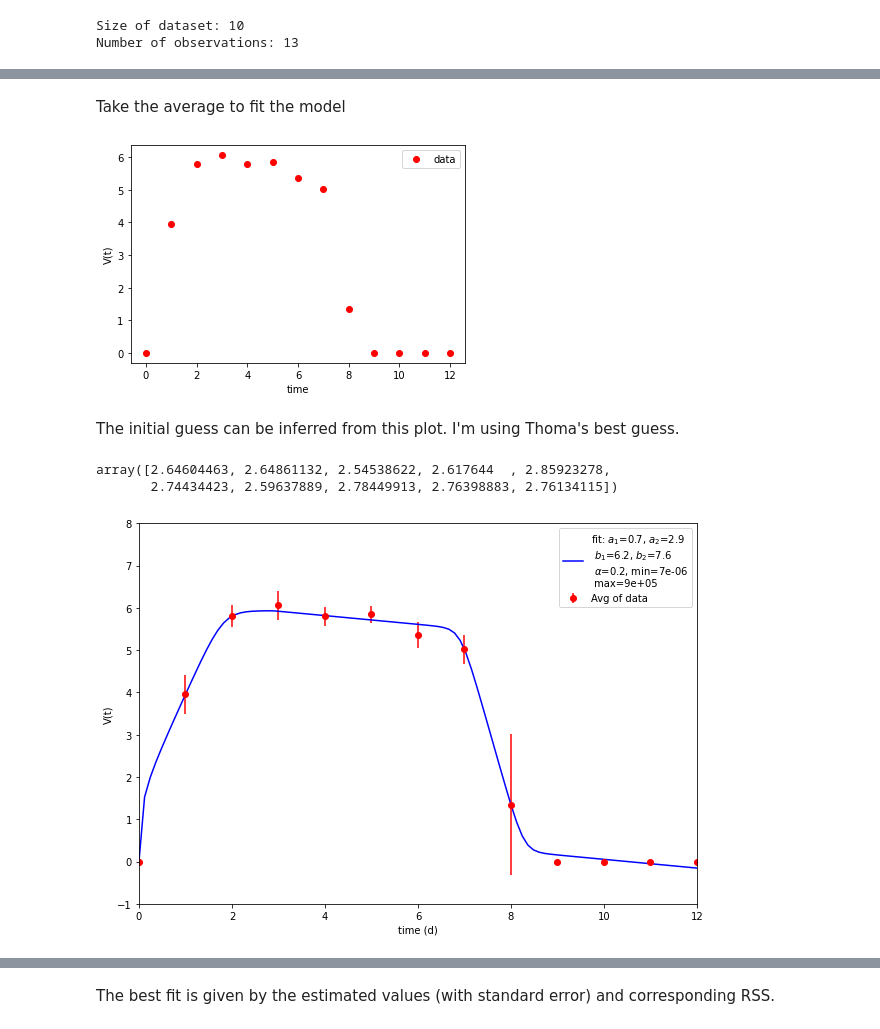
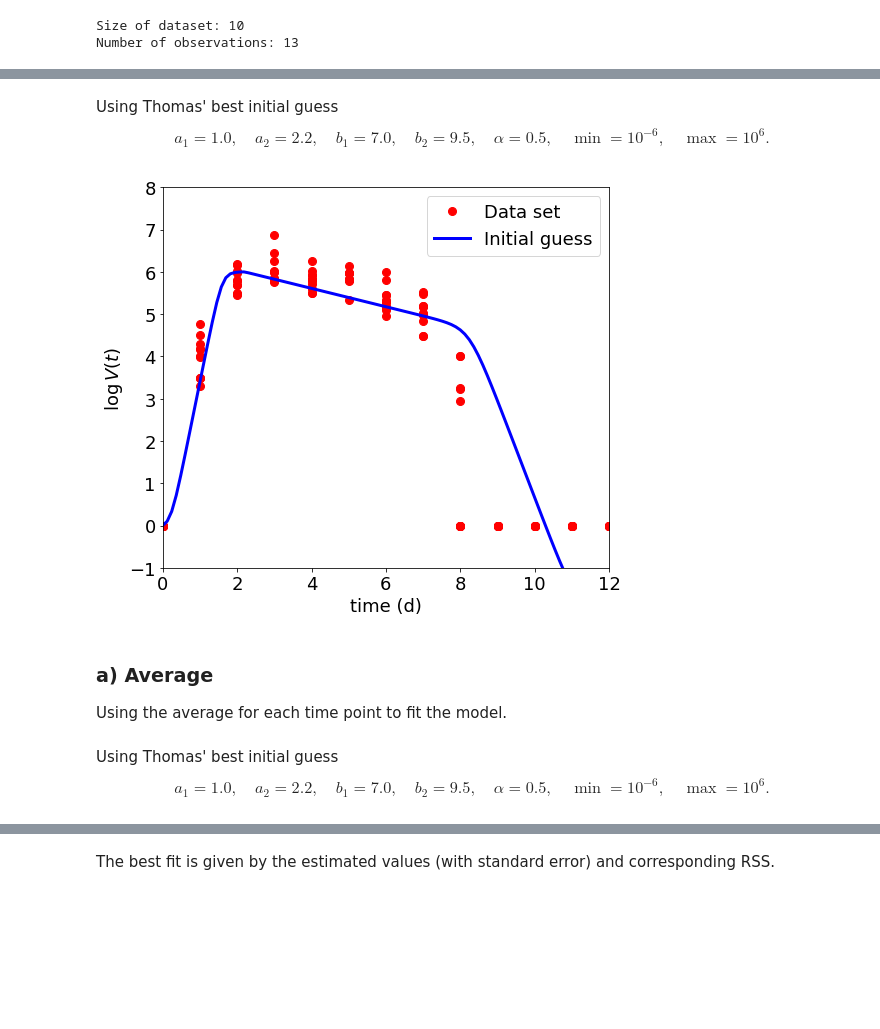
Before and after one commit to ccontrer/20-08Covid19Physiology, a Jupyter notebook: python/Application- Influenza Data.ipynb, the cells around one changed output, grey strips where cells are left out. Drawn from its saved outputs; the diff is of its cells as text; code cells hidden in the pictures; blank space fills up the shorter version.

```diff
--- a/python/Application- Influenza Data.ipynb
+++ b/python/Application- Influenza Data.ipynb
@@ -56,10 +89,35 @@ plt.show()
+# %% [markdown]
+Using Thomas' best initial guess
+$$
+a_1=1.0,\quad a_2=2.2,\quad b_1=7.0,\quad b_2=9.5,\quad \alpha=0.5,\quad \min=10^{-6},\quad \max=10^{6}.
+$$
+# %%
+vl = VirusLoadFunction(tdata, vdata[0])
+par0 = [1.0, 2.2, 7., 9.5, 0.5, 1e-6, 1e6]
+vl.InitialGuess(*par0)
+
+ttdata = np.linspace(np.min(tdata), np.max(tdata), num=100)
+vvdata = vl.Eval(ttdata, par0)
+
+for vdata in data:
+    plt.plot(tdata, vdata, 'ro')
+plt.plot(tdata, data[0], 'ro', label='Data set')
+plt.plot(ttdata, vvdata, 'b-', label='Initial guess')
+plt.xlim((0., 12.))
+plt.xlabel('time (d)')
+plt.ylim((-1., 8.))
+plt.ylabel('$\log\, V(t)$')
+plt.legend()
+savefigs('Smith2018InitialGuess')
+plt.show()
+# %% [output]
+[figure, added]
 # %% [markdown]
-Take the average to fit the model
+### a) Average
+
+Using the average for each time point to fit the model.
 # %%
+tdata_avg = tdata
 vdata_avg = np.average(data, axis=0)
-vl = VirusLoadFunction(tdata, vdata_avg)
-fig = vl.Plot()
+vdata_std = np.std(data, axis=0)
+vl_avg = VirusLoadFunction(tdata_avg, vdata_avg)
-# %% [output]
-[figure, removed]
-# %% [markdown]
-The initial guess can be inferred from this plot. I'm using Thoma's best guess.
@@ -69,22 +124,5 @@ vl.Fit()
-# %%
-np.std(data, axis=1)
-# %% [output]
-array([2.64604463, 2.64861132, 2.54538622, 2.617644  , 2.85923278,
-       2.74434423, 2.59637889, 2.78449913, 2.76398883, 2.76134115])
-# %%
-fig = plt.figure(figsize=(10, 7))
-plt.errorbar(tdata, vdata_avg, yerr=np.std(data, axis=0), fmt='ro', color='red', label='Avg of data')
-ttdata = np.linspace(np.min(tdata), np.max(tdata), num=100)
-plt.plot(ttdata, vl.VirusLoad(ttdata, *vl.par), 'b-',
-         label='fit: $a_1$=%2.1f, $a_2$=%2.1f\n $b_1$=%2.1f, $b_2$=%2.1f\n $\\alpha$=%2.1f, min=%1.0e\n max=%1.0e' % tuple(vl.par))
-# for vdata in data:
-#     plt.plot(tdata, vdata, 'go')
-# plt.plot(tdata, data[0], 'go', label='Data set')
-plt.xlim((0., 12.))
-plt.xlabel('time (d)')
-plt.ylim((-1., 8.))
-plt.ylabel('V(t)')
-plt.legend()
-plt.show()
-# %% [output]
-[figure, removed]
+# %% [markdown]
+Using Thomas' best initial guess
+$$
+a_1=1.0,\quad a_2=2.2,\quad b_1=7.0,\quad b_2=9.5,\quad \alpha=0.5,\quad \min=10^{-6},\quad \max=10^{6}.
+$$
```
Also changed, not shown: parts of 22 cells of this notebook, 11 other files.
